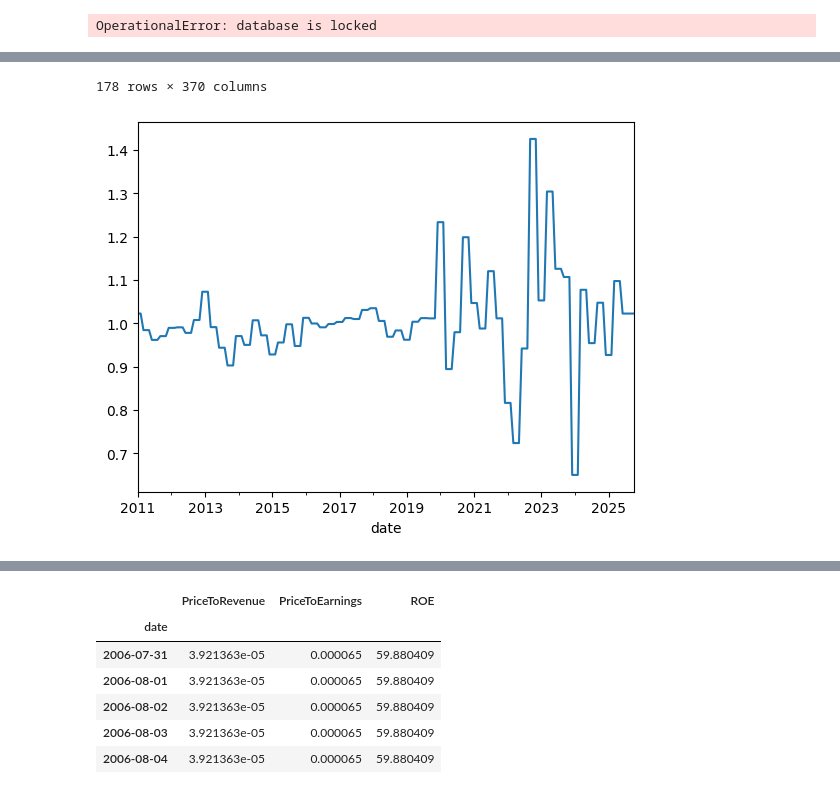
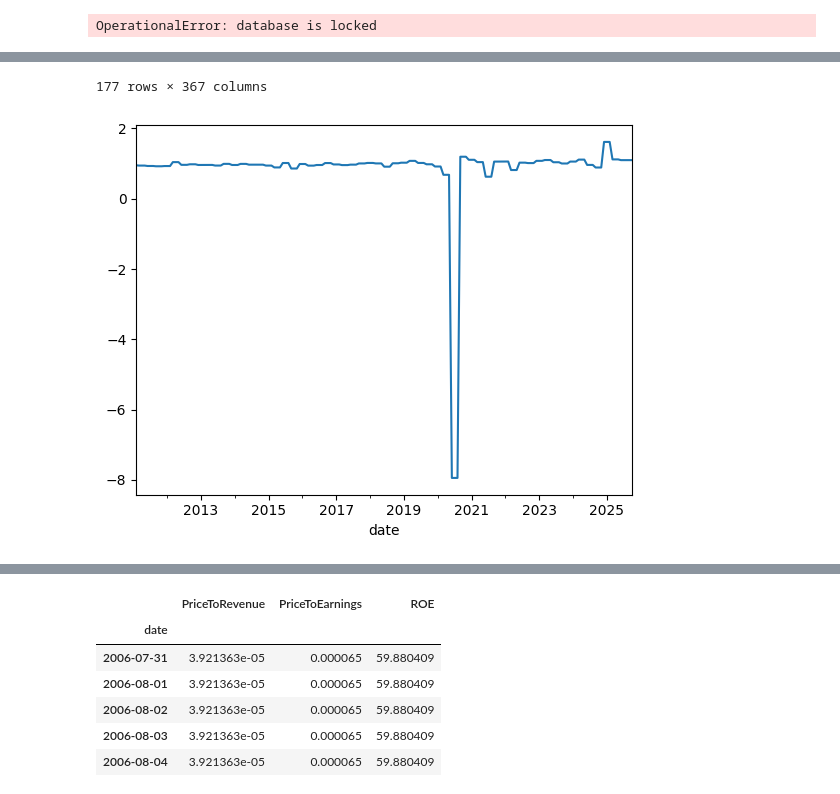
Before and after one commit to faustostangler/FLY, a Jupyter notebook: playgroung.ipynb, the cells around one changed output, grey strips where cells are left out. Saved outputs shown, nothing was run; the diff lists cells and outputs as text; code cells hidden in the pictures.

Commit message:
cache ok

```diff
--- a/playgroung.ipynb
+++ b/playgroung.ipynb
@@ -1319,7 +1319,7 @@ df_ratios
 Cache MISS: 16fde69a498030786592e73b75aad29783d2decb3a6c07d98120332563fedd87
 OperationalError: database is locked
 # %%
-df = pd.read_parquet("cache/be89a977121540d7a8bc346d5890de6fd5ebcea5747bbabf0ffabaa59f44f573.parquet")
+df = pd.read_parquet("data/cache/2145ceac532844c3fd2cfa0416a4a545cde0c3650d3076ea95a8240f4fb6cdd7.parquet")
 # df['30.02 - Valor de Mercado Adicionado (MVA)'].plot()
 df['18.03 - Valor Adicionado Bruto por Valor Agregado'].plot()
 df
@@ -1340,2 +1340,2 @@ df
-178 rows × 370 columns
+177 rows × 367 columns
-[figure, old version]
+[figure, new version]
```
Also changed, not shown: parts of 3 cells of this notebook, 5 other files.
